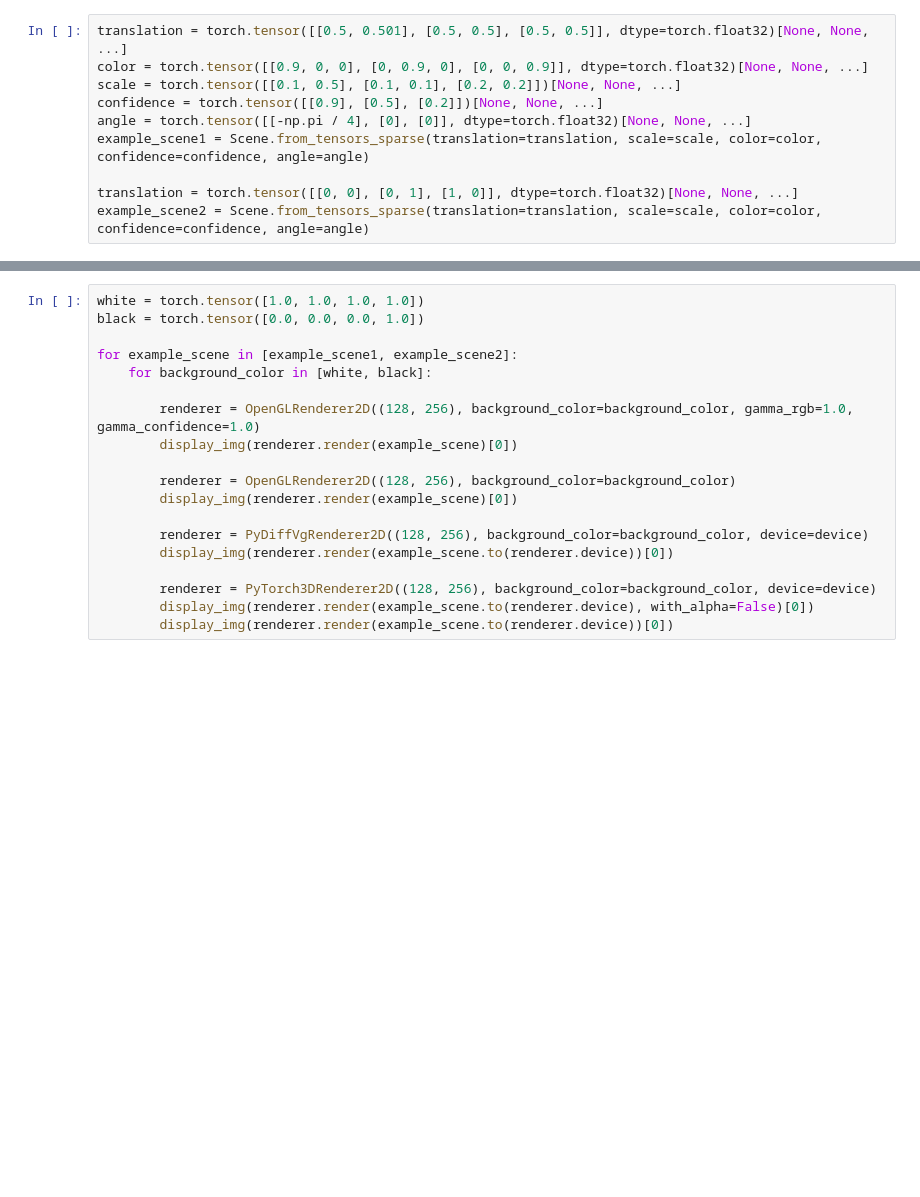
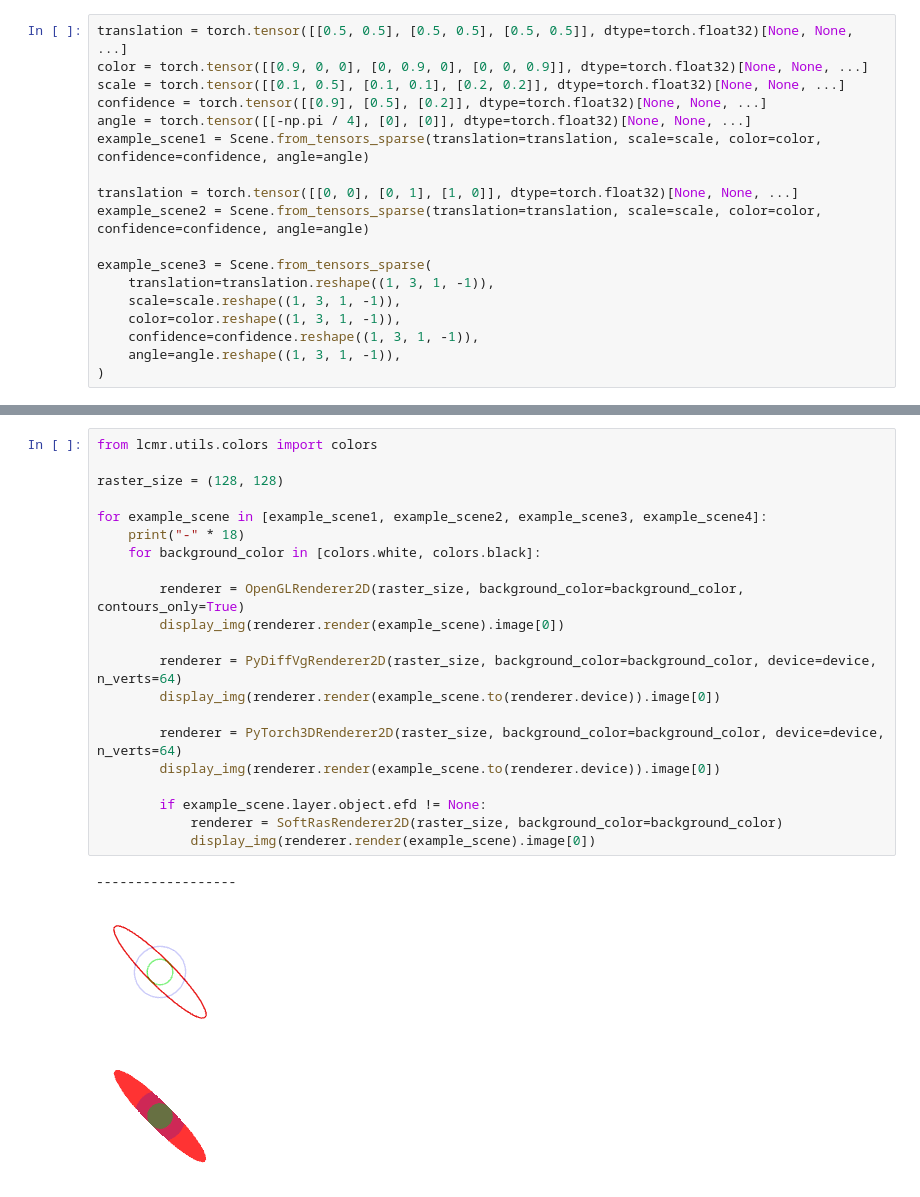
Before and after one commit to Antollo/lcmr-ext, a Jupyter notebook: notebooks/renderers.ipynb, the cells around one changed output, grey strips where cells are left out. Saved outputs shown, nothing was run; the diff lists cells and outputs as text; blank space fills up the shorter version.

```diff
--- a/notebooks/renderers.ipynb
+++ b/notebooks/renderers.ipynb
@@ -9,11 +12,19 @@ from lcmr.utils.presentation import display_img
 device = torch.device("cuda:0") if torch.cuda.is_available() else torch.device("cpu")
 # %%
-translation = torch.tensor([[0.5, 0.501], [0.5, 0.5], [0.5, 0.5]], dtype=torch.float32)[None, None, ...]
+translation = torch.tensor([[0.5, 0.5], [0.5, 0.5], [0.5, 0.5]], dtype=torch.float32)[None, None, ...]
 color = torch.tensor([[0.9, 0, 0], [0, 0.9, 0], [0, 0, 0.9]], dtype=torch.float32)[None, None, ...]
-scale = torch.tensor([[0.1, 0.5], [0.1, 0.1], [0.2, 0.2]])[None, None, ...]
-confidence = torch.tensor([[0.9], [0.5], [0.2]])[None, None, ...]
+scale = torch.tensor([[0.1, 0.5], [0.1, 0.1], [0.2, 0.2]], dtype=torch.float32)[None, None, ...]
+confidence = torch.tensor([[0.9], [0.5], [0.2]], dtype=torch.float32)[None, None, ...]
 angle = torch.tensor([[-np.pi / 4], [0], [0]], dtype=torch.float32)[None, None, ...]
 example_scene1 = Scene.from_tensors_sparse(translation=translation, scale=scale, color=color, confidence=confidence, angle=angle)
 
 translation = torch.tensor([[0, 0], [0, 1], [1, 0]], dtype=torch.float32)[None, None, ...]
 example_scene2 = Scene.from_tensors_sparse(translation=translation, scale=scale, color=color, confidence=confidence, angle=angle)
+
+example_scene3 = Scene.from_tensors_sparse(
+    translation=translation.reshape((1, 3, 1, -1)),
+    scale=scale.reshape((1, 3, 1, -1)),
+    color=color.reshape((1, 3, 1, -1)),
+    confidence=confidence.reshape((1, 3, 1, -1)),
+    angle=angle.reshape((1, 3, 1, -1)),
+)
@@ -20,19 +57,25 @@ example_scene2 = Scene.from_tensors_sparse(translation=translation, scale=scale,
 # %%
-white = torch.tensor([1.0, 1.0, 1.0, 1.0])
-black = torch.tensor([0.0, 0.0, 0.0, 1.0])
+from lcmr.utils.colors import colors
 
-for example_scene in [example_scene1, example_scene2]:
-    for background_color in [white, black]:
+raster_size = (128, 128)
 
-        renderer = OpenGLRenderer2D((128, 256), background_color=background_color, gamma_rgb=1.0, gamma_confidence=1.0)
-        display_img(renderer.render(example_scene)[0])
+for example_scene in [example_scene1, example_scene2, example_scene3, example_scene4]:
+    print("-" * 18)
+    for background_color in [colors.white, colors.black]:
 
-        renderer = OpenGLRenderer2D((128, 256), background_color=background_color)
-        display_img(renderer.render(example_scene)[0])
+        renderer = OpenGLRenderer2D(raster_size, background_color=background_color, contours_only=True)
+        display_img(renderer.render(example_scene).image[0])
 
-        renderer = PyDiffVgRenderer2D((128, 256), background_color=background_color, device=device)
-        display_img(renderer.render(example_scene.to(renderer.device))[0])
+        renderer = PyDiffVgRenderer2D(raster_size, background_color=background_color, device=device, n_verts=64)
+        display_img(renderer.render(example_scene.to(renderer.device)).image[0])
 
-        renderer = PyTorch3DRenderer2D((128, 256), background_color=background_color, device=device)
-        display_img(renderer.render(example_scene.to(renderer.device), with_alpha=False)[0])
-        display_img(renderer.render(example_scene.to(renderer.device))[0])
+        renderer = PyTorch3DRenderer2D(raster_size, background_color=background_color, device=device, n_verts=64)
+        display_img(renderer.render(example_scene.to(renderer.device)).image[0])
+
+        if example_scene.layer.object.efd != None:
+            renderer = SoftRasRenderer2D(raster_size, background_color=background_color)
+            display_img(renderer.render(example_scene).image[0])
+# %% [output]
+------------------
+[figure, added]
+[figure, added]
```
Also changed, not shown: parts of 3 cells of this notebook, 28 other files.
